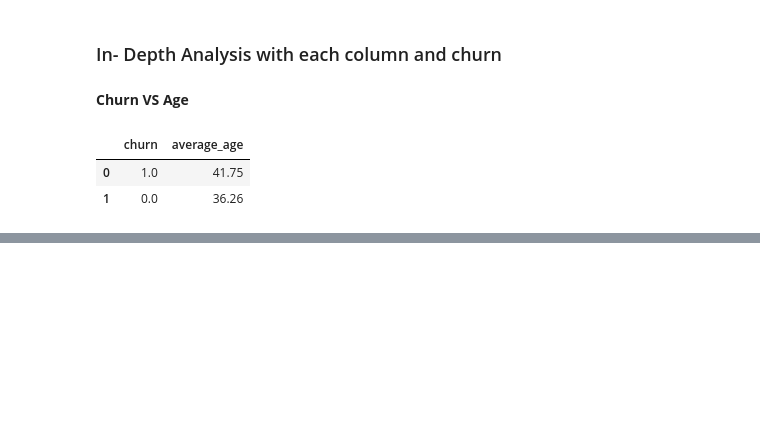
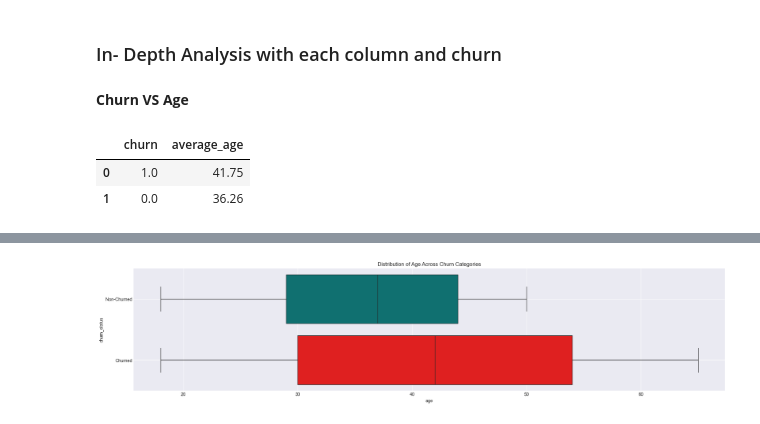
Before and after one commit to IamRaNo/Analytics-Project-Repository, a Jupyter notebook: customer_churn_factors/churn_data_analysation.ipynb, the cells around one changed output, grey strips where cells are left out. Drawn from its saved outputs; the diff is of its cells as text; code cells hidden in the pictures; blank space fills up the shorter version.

```diff
--- a/customer_churn_factors/churn_data_analysation.ipynb
+++ b/customer_churn_factors/churn_data_analysation.ipynb
@@ -240,0 +257,13 @@ plt.show()
+# %%
+df = pd.DataFrame({
+    'age': list(non_churned_age['age']) + list(churned_age['age']),
+    'churn_status': ['Non-Churned'] * len(non_churned_age) + ['Churned'] * len(churned_age)
+})
+plt.figure(figsize=(24,5))
+sns.boxplot(y='churn_status', x='age', data=df, palette=['teal','red'])
+plt.grid(alpha=1)
+plt.title('Distribution of Age Across Churn Categories')
+plt.legend(fontsize=10)
+plt.show()
+# %% [output]
+[figure, added]
```
Also changed, not shown: parts of 16 cells of this notebook.
